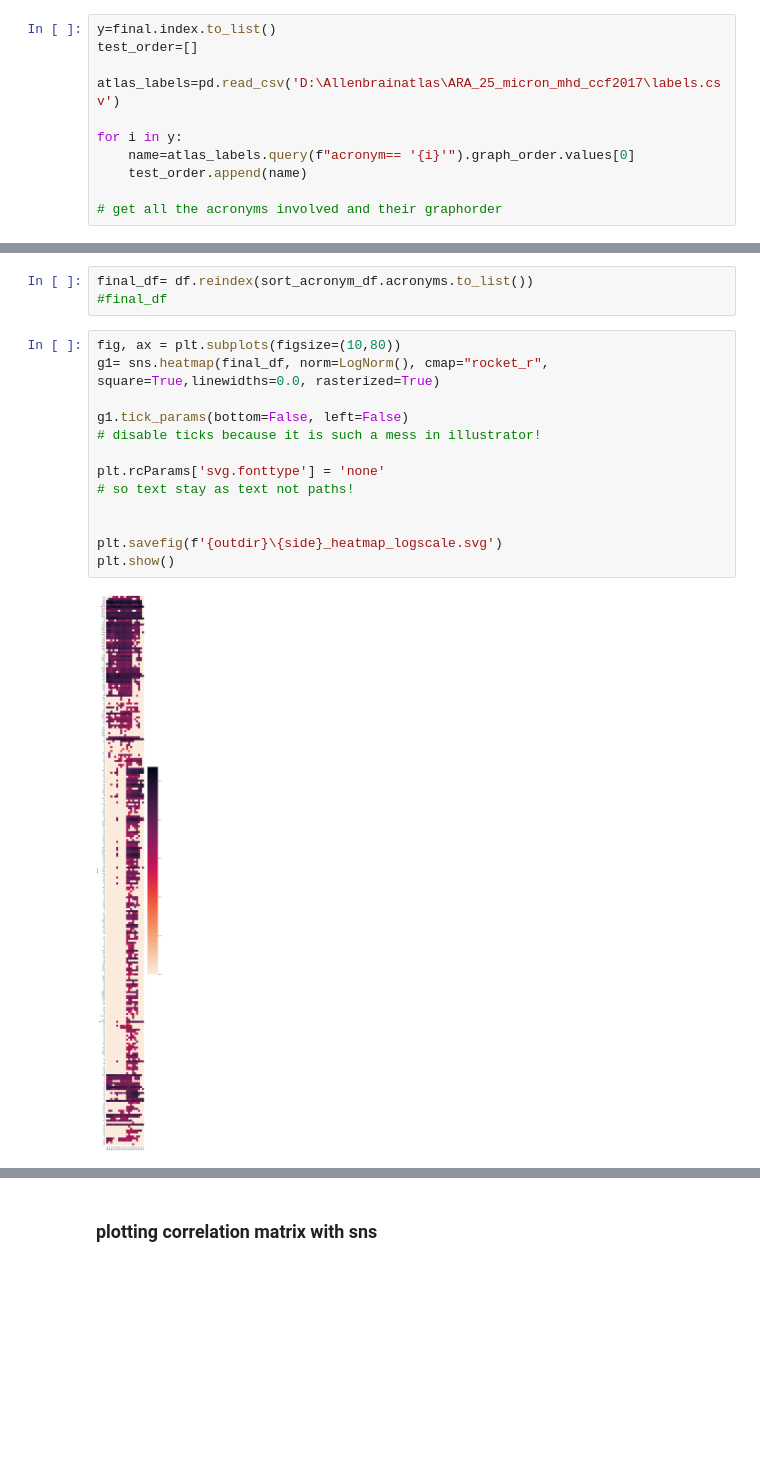
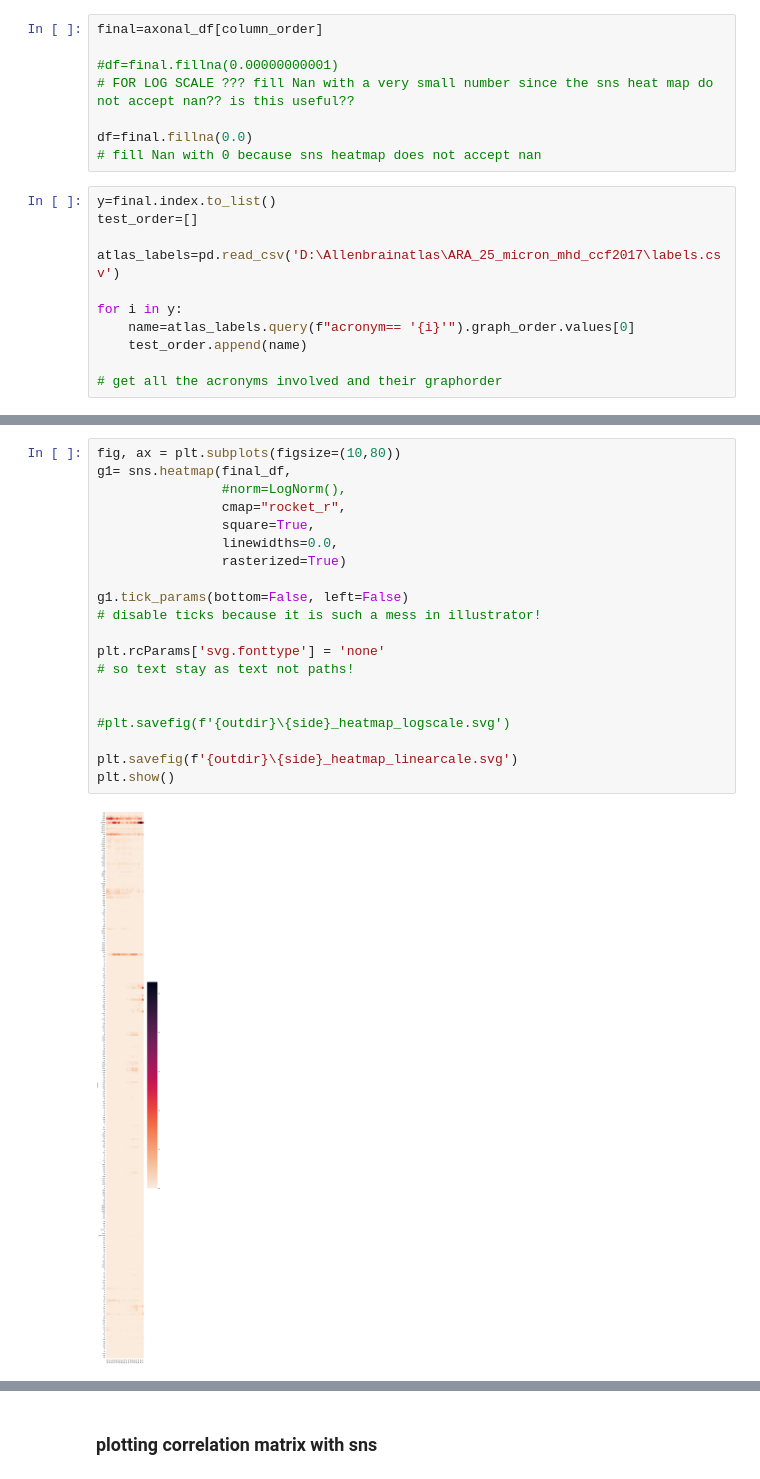
Before and after one commit to YANQI-LIU/Image_Registration, a Jupyter notebook: plotting_sns.ipynb, the cells around one changed output, grey strips where cells are left out. Saved outputs shown, nothing was run; the diff lists cells and outputs as text; blank space fills up the shorter version.

Commit message:
replaced nans with 0 for bar plots;

```diff
--- a/plotting_sns.ipynb
+++ b/plotting_sns.ipynb
@@ -524,3 +514,11 @@ df=final.fillna(0.00000000001)
+# %%
+final=axonal_df[column_order]
+
+#df=final.fillna(0.00000000001)
+# FOR LOG SCALE ??? fill Nan with a very small number since the sns heat map do not accept nan?? is this useful??
+
+df=final.fillna(0.0)
+# fill Nan with 0 because sns heatmap does not accept nan
 # %%
 y=final.index.to_list()
 test_order=[]
@@ -539,18 +540,22 @@ sort_acronym_df.sort_values('graph_order', inplace=True)
-# %%
-final_df= df.reindex(sort_acronym_df.acronyms.to_list())
-#final_df
 # %%
 fig, ax = plt.subplots(figsize=(10,80))
-g1= sns.heatmap(final_df, norm=LogNorm(), cmap="rocket_r", square=True,linewidths=0.0, rasterized=True)
+g1= sns.heatmap(final_df,
+                #norm=LogNorm(),
+                cmap="rocket_r",
+                square=True,
+                linewidths=0.0,
+                rasterized=True)
 
 g1.tick_params(bottom=False, left=False)
 # disable ticks because it is such a mess in illustrator!
 
 plt.rcParams['svg.fonttype'] = 'none'
 # so text stay as text not paths!
 
 
-plt.savefig(f'{outdir}\{side}_heatmap_logscale.svg')
+#plt.savefig(f'{outdir}\{side}_heatmap_logscale.svg')
+
+plt.savefig(f'{outdir}\{side}_heatmap_linearcale.svg')
 plt.show()
 # %% [output]
-[figure, old version]
+[figure, new version]
```
Also changed, not shown: parts of 18 cells of this notebook.
